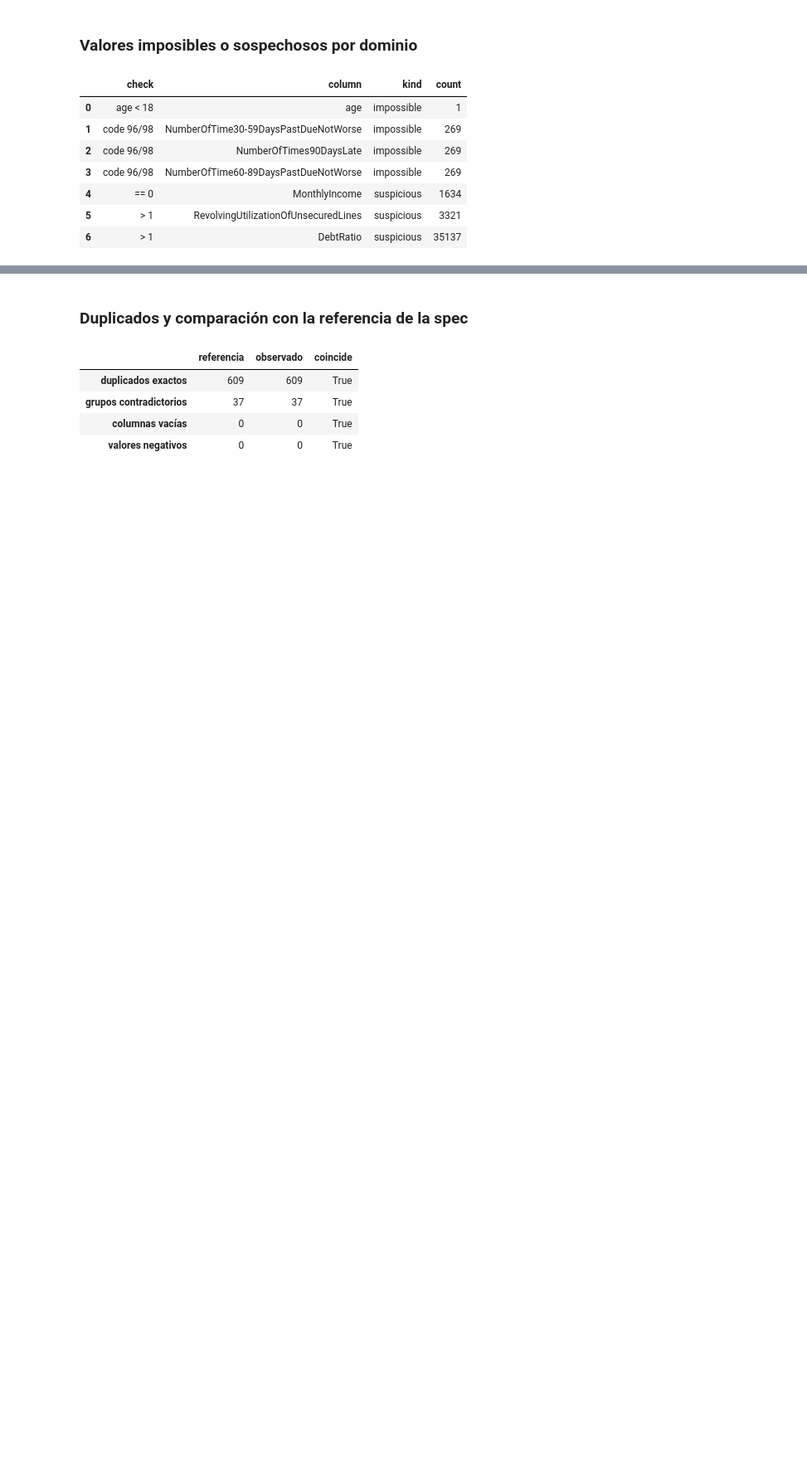
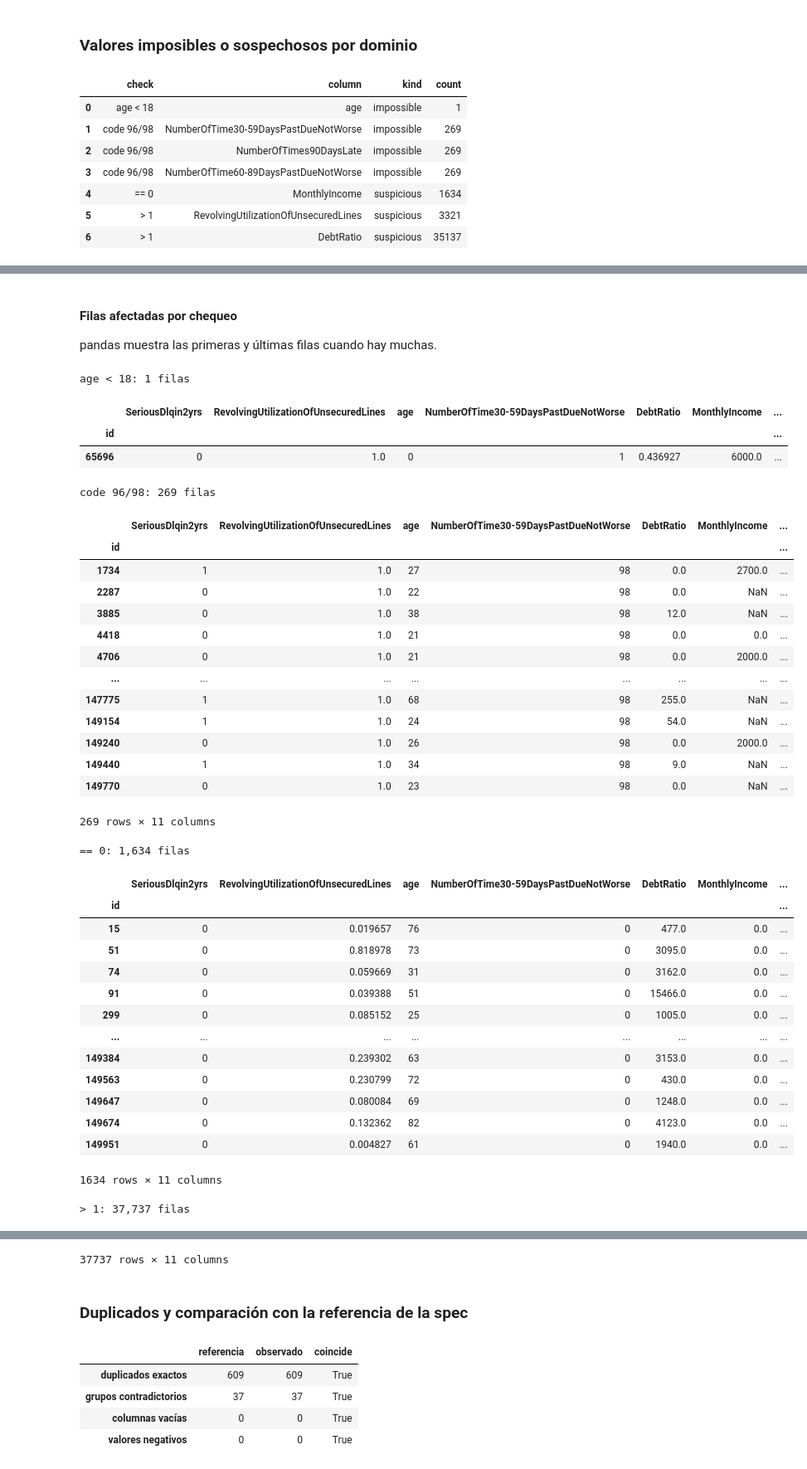
Before and after one commit to marcelamu9/give-me-some-credit, a Jupyter notebook: notebooks/01-eda.ipynb, the cells around one changed output, grey strips where cells are left out. Shown at 83% size. Drawn from its saved outputs; the diff is of its cells as text; code cells hidden in the pictures; blank space fills up the shorter version.

```diff
--- a/notebooks/01-eda.ipynb
+++ b/notebooks/01-eda.ipynb
@@ -105,0 +123,45 @@ display(quality.domain_issues(raw))
+# %% [markdown]
+#### Filas afectadas por chequeo
+
+pandas muestra las primeras y últimas filas cuando hay muchas.
+# %%
+for check in quality.domain_issues(raw)["check"].unique():
+    rows = quality.domain_issue_rows(raw, check)
+    print(f"{check}: {len(rows):,} filas")
+    display(rows)
+# %% [output]
+age < 18: 1 filas
+|  | SeriousDlqin2yrs | RevolvingUtilizationOfUnsecuredLines | age | NumberOfTime30-59DaysPastDueNotWorse | DebtRatio | MonthlyIncome | ... |
+| id |  |  |  |  |  |  | ... |
+| 65696 | 0 | 1.0 | 0 | 1 | 0.436927 | 6000.0 | ... |
+code 96/98: 269 filas
+|  | SeriousDlqin2yrs | RevolvingUtilizationOfUnsecuredLines | age | NumberOfTime30-59DaysPastDueNotWorse | DebtRatio | MonthlyIncome | ... |
+| id |  |  |  |  |  |  | ... |
+| 1734 | 1 | 1.0 | 27 | 98 | 0.0 | 2700.0 | ... |
+| 2287 | 0 | 1.0 | 22 | 98 | 0.0 | NaN | ... |
+| 3885 | 0 | 1.0 | 38 | 98 | 12.0 | NaN | ... |
+| 4418 | 0 | 1.0 | 21 | 98 | 0.0 | 0.0 | ... |
+| 4706 | 0 | 1.0 | 21 | 98 | 0.0 | 2000.0 | ... |
+| ... | ... | ... | ... | ... | ... | ... | ... |
+| 147775 | 1 | 1.0 | 68 | 98 | 255.0 | NaN | ... |
+| 149154 | 1 | 1.0 | 24 | 98 | 54.0 | NaN | ... |
+| 149240 | 0 | 1.0 | 26 | 98 | 0.0 | 2000.0 | ... |
+| 149440 | 1 | 1.0 | 34 | 98 | 9.0 | NaN | ... |
+| 149770 | 0 | 1.0 | 23 | 98 | 0.0 | NaN | ... |
+269 rows × 11 columns
+== 0: 1,634 filas
+|  | SeriousDlqin2yrs | RevolvingUtilizationOfUnsecuredLines | age | NumberOfTime30-59DaysPastDueNotWorse | DebtRatio | MonthlyIncome | ... |
+| id |  |  |  |  |  |  | ... |
+| 15 | 0 | 0.019657 | 76 | 0 | 477.0 | 0.0 | ... |
+| 51 | 0 | 0.818978 | 73 | 0 | 3095.0 | 0.0 | ... |
+| 74 | 0 | 0.059669 | 31 | 0 | 3162.0 | 0.0 | ... |
+| 91 | 0 | 0.039388 | 51 | 0 | 15466.0 | 0.0 | ... |
+| 299 | 0 | 0.085152 | 25 | 0 | 1005.0 | 0.0 | ... |
+| ... | ... | ... | ... | ... | ... | ... | ... |
+| 149384 | 0 | 0.239302 | 63 | 0 | 3153.0 | 0.0 | ... |
+| 149563 | 0 | 0.230799 | 72 | 0 | 430.0 | 0.0 | ... |
+| 149647 | 0 | 0.080084 | 69 | 0 | 1248.0 | 0.0 | ... |
+| 149674 | 0 | 0.132362 | 82 | 0 | 4123.0 | 0.0 | ... |
+| 149951 | 0 | 0.004827 | 61 | 0 | 1940.0 | 0.0 | ... |
+1634 rows × 11 columns
+> 1: 37,737 filas
@@ -106,3 +181,4 @@ display(quality.domain_issues(raw))
+37737 rows × 11 columns
 # %% [markdown]
 ### Duplicados y comparación con la referencia de la spec
 # %%
```
Also changed, not shown: parts of 5 cells of this notebook, 5 other files.
